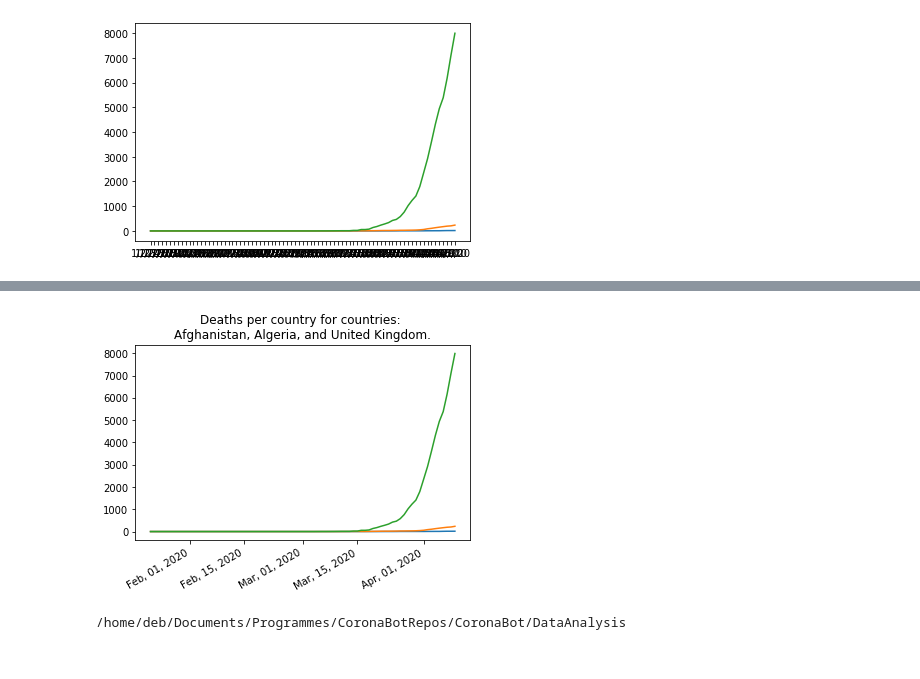
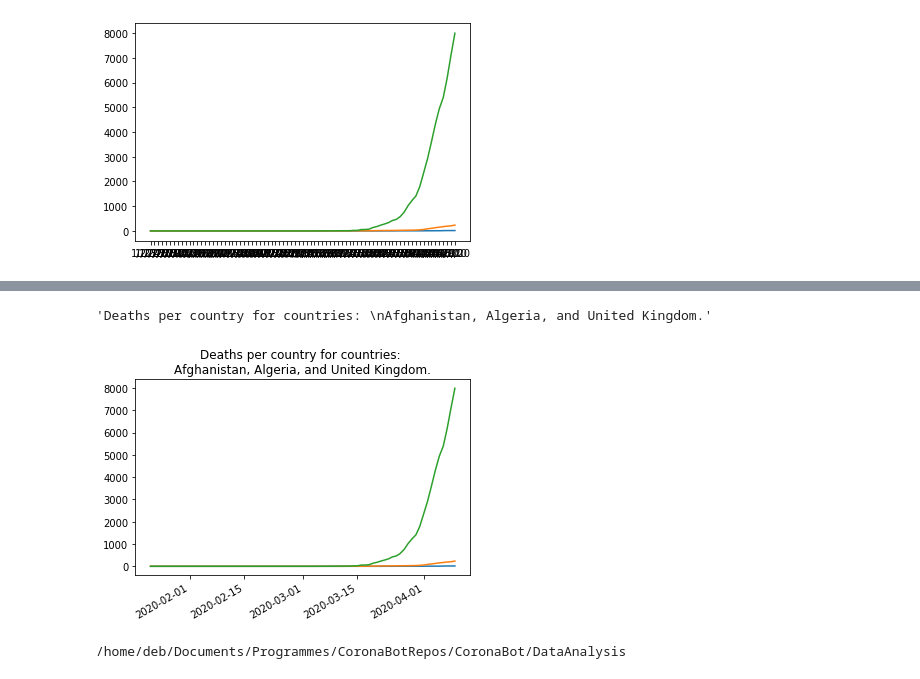
Before and after one commit to FrtZgwL/CoronaBot, a Jupyter notebook: DataAnalysis/EDA .ipynb, the cells around one changed output, grey strips where cells are left out. Saved outputs shown, nothing was run; the diff lists cells and outputs as text; code cells hidden in the pictures.

```diff
--- a/DataAnalysis/EDA .ipynb
+++ b/DataAnalysis/EDA .ipynb
@@ -385,40 +399,45 @@ ts
 # %%
 ts=ts.T
+# %%
+from datetime import datetime, timedelta
+from matplotlib import dates as mpl_dates
+
+category = 'Deaths per country'
+
+Title= category+' for countries: \n'
+# Create Title
+for i in range(len(country_list)):
+    if country_list[i]!= country_list[-1]:
+        Title = Title+country_list[i]+", "
+    else:
+        Title = Title+ 'and '+country_list[i]+"."
+
+Title
+# %% [output]
+'Deaths per country for countries: \nAfghanistan, Algeria, and United Kingdom.'
 # %%
-from datetime import datetime, timedelta
-from matplotlib import dates as mpl_dates
-
-category = 'Deaths per country'
-Title= category+' for countries: \n'
-# Create Title
-for i in range(len(country_list)):
-    if country_list[i]!= country_list[-1]:
-        Title = Title+country_list[i]+", "
-    else:
-        Title = Title+ 'and '+country_list[i]+"."
-
 # create plot
 plt.plot()
 x_values = pd.to_datetime(ts.index)
 
 for i in ts.columns: # selected countries
     '''
     converting the dates (indexies) to the data type date type
     This enables me to modify the dateformat with matplotlib
     '''
     '''
     converting the column name into a list.
     '''
     y_values = ts[i].tolist()
     plt.plot(x_values,y_values)
 
 date_format = mpl_dates.DateFormatter('%b, %d, %Y')
-plt.gca().xaxis.set_major_formatter(date_format)
+#plt.gca().xaxis.set_major_formatter(date_format)
 plt.gcf().autofmt_xdate()
 plt.title(Title)
 plt.savefig("Plot.png")
 # %% [output]
-[figure, old version]
+[figure, new version]
 # %%
 !pwd
 # %% [output]
```
Also changed, not shown: parts of 22 cells of this notebook, 8 other files.
